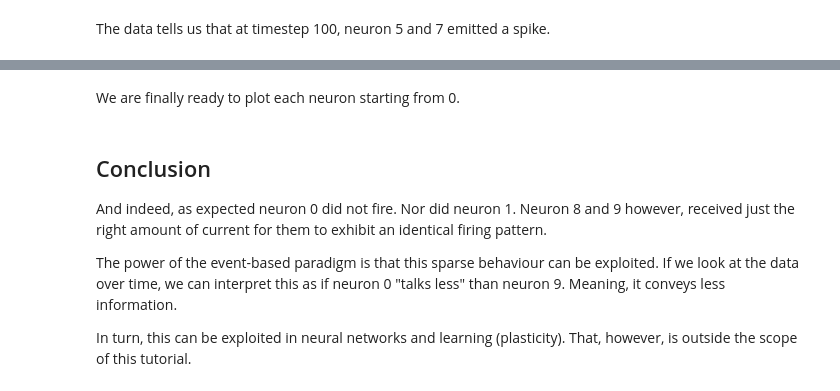
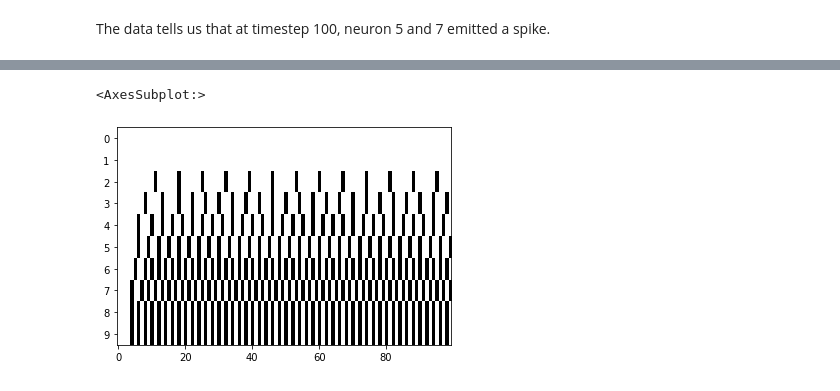
Before and after one commit to norse/notebooks, a Jupyter notebook: intro_plotting.ipynb, the cells around one changed output, grey strips where cells are left out. Cells and saved outputs as stored; diff of their text form; code cells hidden in the pictures.

```diff
--- a/intro_plotting.ipynb
+++ b/intro_plotting.ipynb
@@ -61,3 +113,5 @@ for data in population_currents:
+# %%
+spikes, states = lif(population_currents)
 # %% [markdown]
 We now have the spike data as a list of outputs for each timestep. Let's see how it looks at timestep 100:
 # %%
@@ -85,2 +126,0 @@ spike_data[5][-1] # Output the last spike from neuron number 9
-# %% [markdown]
-We are finally ready to plot each neuron starting from 0.
@@ -94,8 +127,5 @@ for i in range(10):           # Loop i from 0 to 9 (inclusive)
-# %% [markdown]
-## Conclusion
-
-And indeed, as expected neuron 0 did not fire. Nor did neuron 1. Neuron 8 and 9 however, received just the right amount of current for them to exhibit an identical firing pattern.
-
-The power of the event-based paradigm is that this sparse behaviour can be exploited. If we look at the data over time, we can interpret this as if neuron 0 "talks less" than neuron 9. Meaning, it conveys less information.
-
-In turn, this can be exploited in neural networks and learning (plasticity). That, however, is outside the scope of this tutorial.
+# %%
+plot_spikes_2d(spikes)
+# %% [output]
+<AxesSubplot:>
+[figure, added]
```
Also changed, not shown: parts of 31 cells of this notebook, 2 other files.
